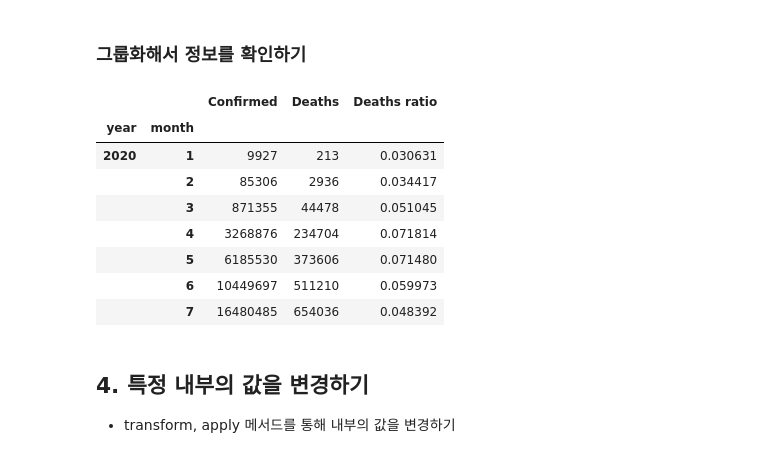
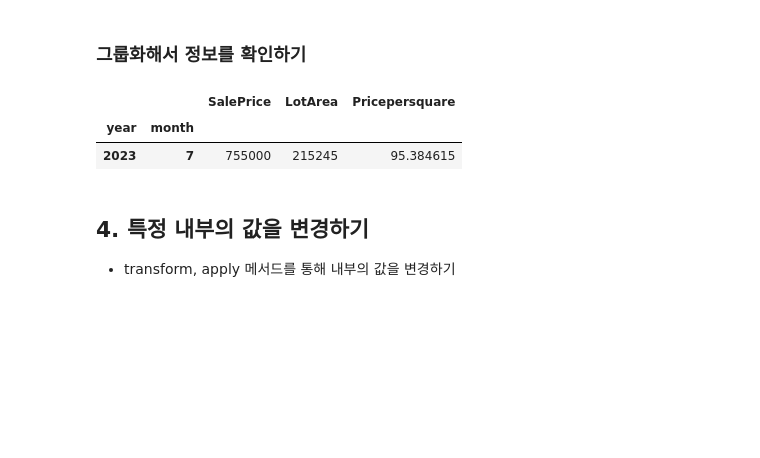
Before and after one commit to zerosum99/nh_lecture, a Jupyter notebook: nhbank_dp_1일차_pandas/NH은행_판다스_1일차_4교시_데이터전처리.ipynb, the cells around one changed output. Saved outputs shown, nothing was run; the diff lists cells and outputs as text; code cells hidden in the pictures; blank space fills up the shorter version.

```diff
--- a/nhbank_dp_1일차_pandas/NH은행_판다스_1일차_4교시_데이터전처리.ipynb
+++ b/nhbank_dp_1일차_pandas/NH은행_판다스_1일차_4교시_데이터전처리.ipynb
@@ -290,5 +241,5 @@ df['diag_1'].str.replace("E","0").str.startswith("E").sum()
 # %%
-df_day = pd.read_csv("../data/covid/day_wise.csv")
+df_day = df.copy()
 # %% [markdown]
 ### 데이터프레임 정보 확인하기
 # %%
@@ -316,5 +265,3 @@ memory usage: 17.8+ KB
 # %% [markdown]
 ### 칼럼에 대한 날짜 타입으로 변환한다
-# %%
-df_day['Date'] = pd.to_datetime(df_day['Date'])
 # %%
@@ -347,15 +294,15 @@ Name: Date, Length: 188, dtype: object
 
 - dt 내의 날짜 관련 정보를 분리해서 새로운 칼럼을 만들기
 # %%
-df_day['year']       = df_day['Date'].dt.year         # 연(4자리숫자)
-df_day['month']      = df_day['Date'].dt.month        # 월(숫자)
-df_day['month_name'] = df_day['Date'].dt.month_name() # 월(문자)
+df_day['year']       = df_day['date'].dt.year         # 연(4자리숫자)
+df_day['month']      = df_day['date'].dt.month        # 월(숫자)
+df_day['month_name'] = df_day['date'].dt.month_name() # 월(문자)
 
-df_day['day']        = df_day['Date'].dt.day          # 일(숫자)
-df_day['time']       = df_day['Date'].dt.time         # HH:MM:SS(문자)
-df_day['hour']       = df_day['Date'].dt.hour         # 시(숫자)
-df_day['minute']     = df_day['Date'].dt.minute       # 분(숫자)
-df_day['second']     = df_day['Date'].dt.second       # 초(숫자)
+df_day['day']        = df_day['date'].dt.day          # 일(숫자)
+df_day['time']       = df_day['date'].dt.time         # HH:MM:SS(문자)
+df_day['hour']       = df_day['date'].dt.hour         # 시(숫자)
+df_day['minute']     = df_day['date'].dt.minute       # 분(숫자)
+df_day['second']     = df_day['date'].dt.second       # 초(숫자)
 # %%
 df_day.head()
 # %% [output]
@@ -377,21 +367,15 @@ Index(['Date', 'Confirmed', 'Deaths', 'Recovered', 'Active', 'New cases',
 # %% [markdown]
 ### 새로운 칼럼 추가
 # %%
-df_day['Deaths ratio'] = df_day['Deaths'] / df_day['Confirmed']
+df_day['Pricepersquare'] = df_day['SalePrice'] / df_day['LotArea']
 # %% [markdown]
 ### 그룹화해서 정보를 확인하기
 # %%
-df_day.groupby(["year","month"])[['Confirmed','Deaths','Deaths ratio']].max()
+df_day.groupby(["year","month"])[['SalePrice','LotArea','Pricepersquare']].max()
 # %% [output]
-|  |  | Confirmed | Deaths | Deaths ratio |
+|  |  | SalePrice | LotArea | Pricepersquare |
 | year | month |  |  |  |
-| 2020 | 1 | 9927 | 213 | 0.030631 |
-|  | 2 | 85306 | 2936 | 0.034417 |
-|  | 3 | 871355 | 44478 | 0.051045 |
-|  | 4 | 3268876 | 234704 | 0.071814 |
-|  | 5 | 6185530 | 373606 | 0.071480 |
-|  | 6 | 10449697 | 511210 | 0.059973 |
-|  | 7 | 16480485 | 654036 | 0.048392 |
+| 2023 | 7 | 755000 | 215245 | 95.384615 |
 # %% [markdown]
 ## 4. 특정 내부의 값을 변경하기
 
```
Also changed, not shown: parts of 58 cells of this notebook.
